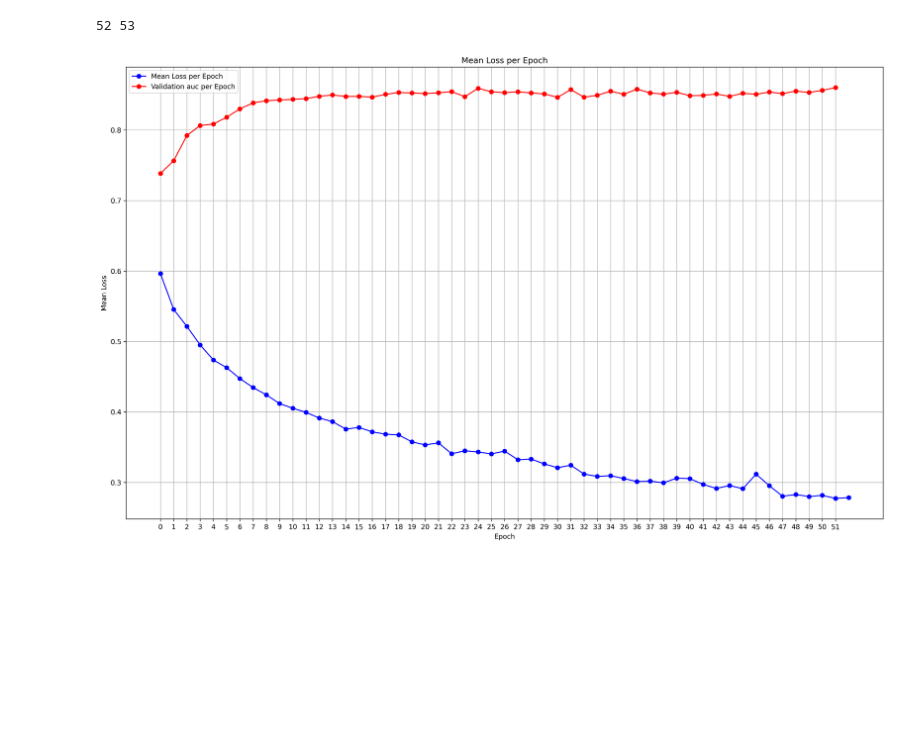
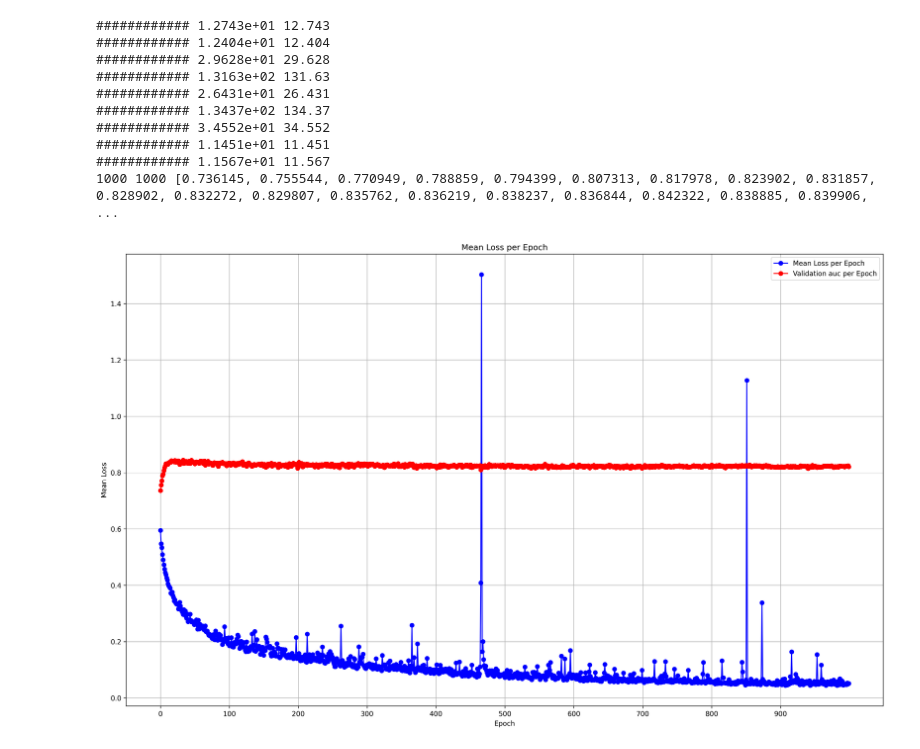
Before and after one commit to Furi5/chemprop, a Jupyter notebook: epoch_loss.ipynb, the cells around one changed output. Saved outputs shown, nothing was run; the diff lists cells and outputs as text; code cells hidden in the pictures; blank space fills up the shorter version.

```diff
--- a/epoch_loss.ipynb
+++ b/epoch_loss.ipynb
@@ -2,7 +230,7 @@
 import re
 import matplotlib.pyplot as plt
 
-with open('checkpoints/att/Organ/test_Organ_1_model/verbose.log', 'r')as f:
+with open('checkpoints/att/Organ/Organ_1_model/verbose.log', 'r')as f:
     epoch_losses = {}
     auc_list = []
     current_epoch = None
@@ -19,35 +247,44 @@ with open('checkpoints/att/Organ/test_Organ_1_model/verbose.log', 'r')as f:
             except ValueError:
                 print('Error parsing loss value on line: {}'.format(line), f'##########{loss_match.group(1)}')
             if float(loss_match.group(1)) > 10:
                 print('############',loss_match.group(1), float(loss_match.group(1)))
         elif auc_match is not None:
             auc_list.append(float(auc_match.group(1)))
 
 
 epochs = []
 mean_losses = []
 
 for epoch, losses in epoch_losses.items():
     mean_loss = sum(losses) / len(losses)
     epochs.append(epoch)
     mean_losses.append(mean_loss)
 
 # 绘制每个Epoch的平均Loss值
 last_epoch_losses = epochs[:-1]
-print(len(auc_list), len(epoch_losses))
+print(len(auc_list), len(epoch_losses), auc_list)
 plt.figure(figsize=(20, 12),dpi=300)
 plt.plot(epochs, mean_losses, marker='o', linestyle='-', color='b', label='Mean Loss per Epoch')
-plt.plot(last_epoch_losses, auc_list, marker='o', linestyle='-', color='r', label='Validation auc per Epoch')
+plt.plot(epochs, auc_list, marker='o', linestyle='-', color='r', label='Validation auc per Epoch')
 plt.xlabel('Epoch')
 plt.ylabel('Mean Loss')
 plt.title('Mean Loss per Epoch')
 plt.legend()
 plt.grid(True)
 
 # 设置X轴的刻度间隔为10
-plt.xticks(range(0, len(last_epoch_losses), 1))
+plt.xticks(range(0, len(last_epoch_losses), 100))
 
 plt.show()
 # %% [output]
-52 53
+############ 1.2743e+01 12.743
+############ 1.2404e+01 12.404
+############ 2.9628e+01 29.628
+############ 1.3163e+02 131.63
+############ 2.6431e+01 26.431
+############ 1.3437e+02 134.37
+############ 3.4552e+01 34.552
+############ 1.1451e+01 11.451
+############ 1.1567e+01 11.567
+1000 1000 [0.736145, 0.755544, 0.770949, 0.788859, 0.794399, 0.807313, 0.817978, 0.823902, 0.831857, 0.828902, 0.832272, 0.829807, 0.835762, 0.836219, 0.838237, 0.836844, 0.842322, 0.838885, 0.839906, ...
-[figure, old version]
+[figure, new version]
```
Also changed, not shown: parts of 6 cells of this notebook, 11 other files.
